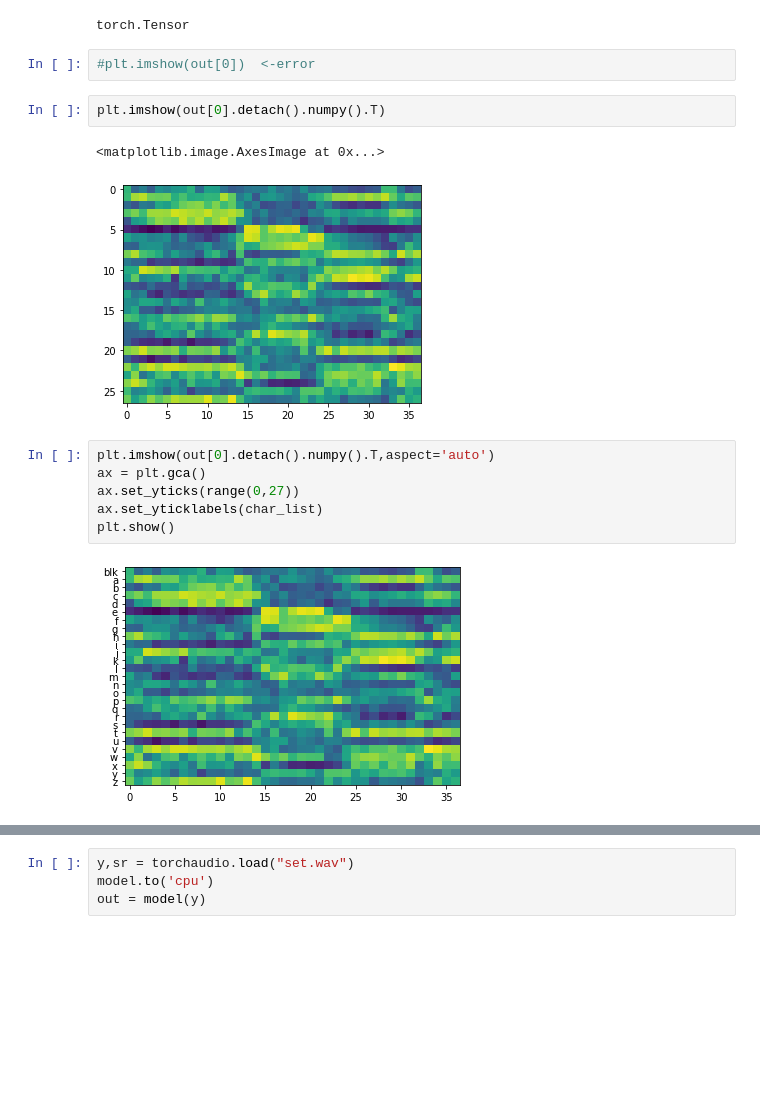
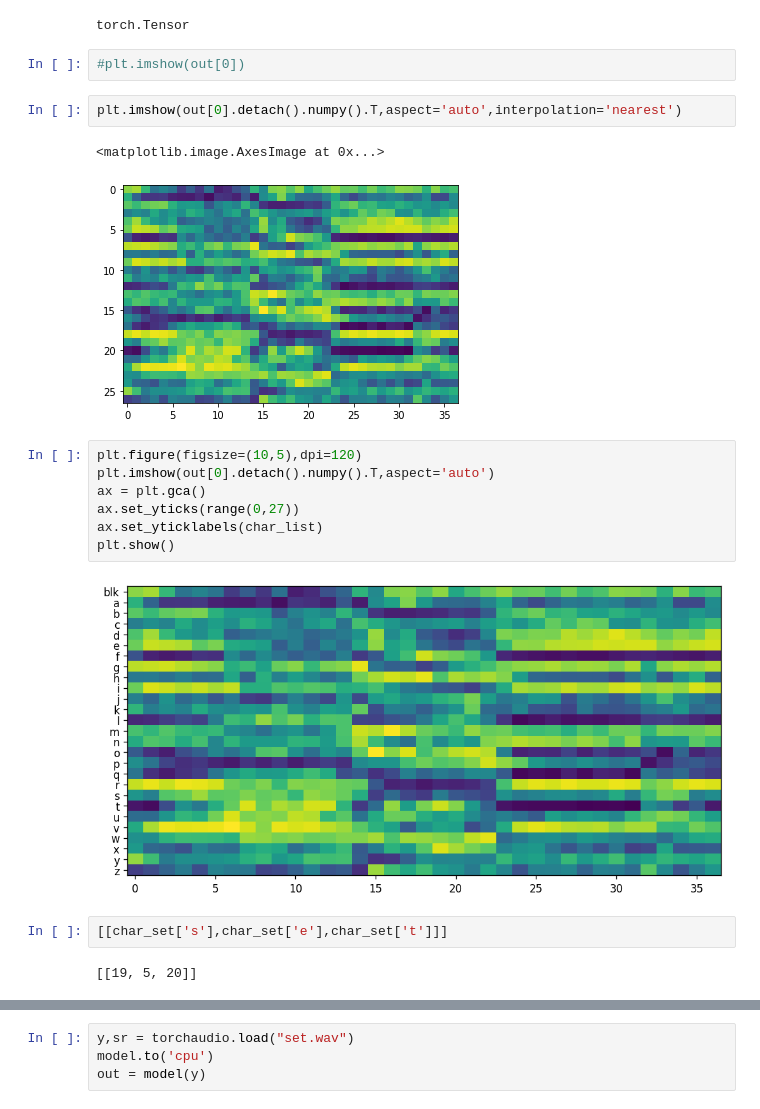
Before and after one commit to indra622/AIAcademy_SpeechRecognition, a Jupyter notebook: 3_RNN_and_CTC_.ipynb, the cells around one changed output, grey strips where cells are left out. Drawn from its saved outputs; the diff is of its cells as text; blank space fills up the shorter version.

```diff
--- a/3_RNN_and_CTC_.ipynb
+++ b/3_RNN_and_CTC_.ipynb
@@ -148,20 +219,25 @@ type(out[0])
 # %% [output]
 torch.Tensor
 # %%
-#plt.imshow(out[0])  <-error
+#plt.imshow(out[0])
 # %%
-plt.imshow(out[0].detach().numpy().T)
+plt.imshow(out[0].detach().numpy().T,aspect='auto',interpolation='nearest')
 # %% [output]
 <matplotlib.image.AxesImage at 0x...>
-[figure, old version]
+[figure, new version]
 # %%
+plt.figure(figsize=(10,5),dpi=120)
 plt.imshow(out[0].detach().numpy().T,aspect='auto')
 ax = plt.gca()
 ax.set_yticks(range(0,27))
 ax.set_yticklabels(char_list)
 plt.show()
 # %% [output]
-[figure, old version]
+[figure, new version]
+# %%
+[[char_set['s'],char_set['e'],char_set['t']]]
+# %% [output]
+[[19, 5, 20]]
 # %%
 from tqdm.auto import tqdm
 
```
Also changed, not shown: parts of 25 cells of this notebook.
